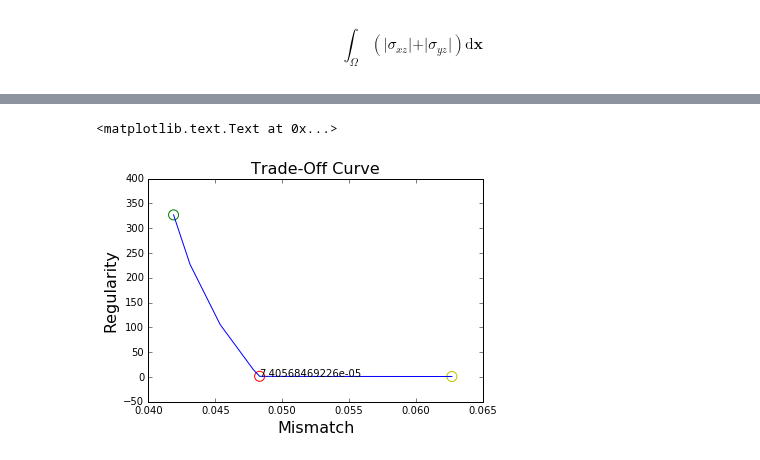
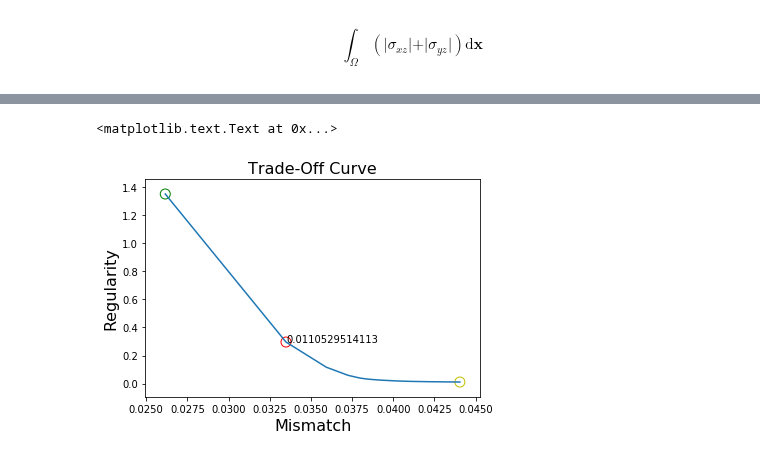
Before and after one commit to jcalifornia/tractionforce, a Jupyter notebook: paper/numerics/figures-iso-L1.ipynb, the cells around one changed output, grey strips where cells are left out. Drawn from its saved outputs; the diff is of its cells as text; code cells hidden in the pictures.

```diff
--- a/paper/numerics/figures-iso-L1.ipynb
+++ b/paper/numerics/figures-iso-L1.ipynb
@@ -218,10 +220,11 @@ num_cores = multiprocessing.cpu_count()
 def invert_one(val):
     gamma.value = val
     try:
-        prob.solve(verbose= False, max_iters = 50,
-                   warm_start=True, solver = cvxpy.ECOS,
+        prob.solve(verbose= True, #max_iters = 50,
+                   warm_start=True, solver = cvxpy.CVXOPT,
                    feastol = 1e-6, reltol = 1e-5,
-                   abstol = 1e-6)
+                   abstol = 1e-6
+                  )
 
     except cvxpy.SolverError:
         return None
@@ -239,3 +242,4 @@ def invert_one(val):
 
 
 results = Parallel(n_jobs=num_cores)(delayed(invert_one)(val) for val in gamma_vals)
+results = [res for res in results if res is not None]
@@ -242,24 +347,24 @@ results = Parallel(n_jobs=num_cores)(delayed(invert_one)(val) for val in gamma_v
 # %%
-data_error = [res[2] for res in results]
-reg_error = [res[3] for res in results]
-lvals = [res[4] for res in results]
+data_error = [res[2] for res in results if res is not None]
+reg_error = [res[3] for res in results if res is not None]
+lvals = [res[4] for res in results if res is not None]
 
 l_curve_distances = np.abs((reg_error[-1]-reg_error[0])*np.array(data_error) -  \
             (data_error[-1]-data_error[0])*np.array(reg_error)+data_error[-1]*reg_error[0]-reg_error[-1]*data_error[0])
 best = np.argsort(l_curve_distances)[-1]
 
 plt.plot( data_error, reg_error)
 plt.scatter(data_error[best],reg_error[best],s=100, facecolors='none', edgecolors='r')
 plt.scatter(data_error[0],reg_error[0],s=100, facecolors='none', edgecolors='g')
 plt.scatter(data_error[-1],reg_error[-1],s=100, facecolors='none', edgecolors='y')
 
 plt.xlabel("Mismatch", fontsize=16)
 plt.ylabel("Regularity", fontsize=16)
 plt.title('Trade-Off Curve', fontsize=16)
 plt.text(data_error[best],reg_error[best],lvals[best])
 # %% [output]
 <matplotlib.text.Text at 0x...>
-[figure, old version]
+[figure, new version]
 # %%
 x_min = min(coords[boundary == 1, 0])
 x_max = max(coords[boundary == 1, 0])
```
Also changed, not shown: parts of 7 cells of this notebook.
